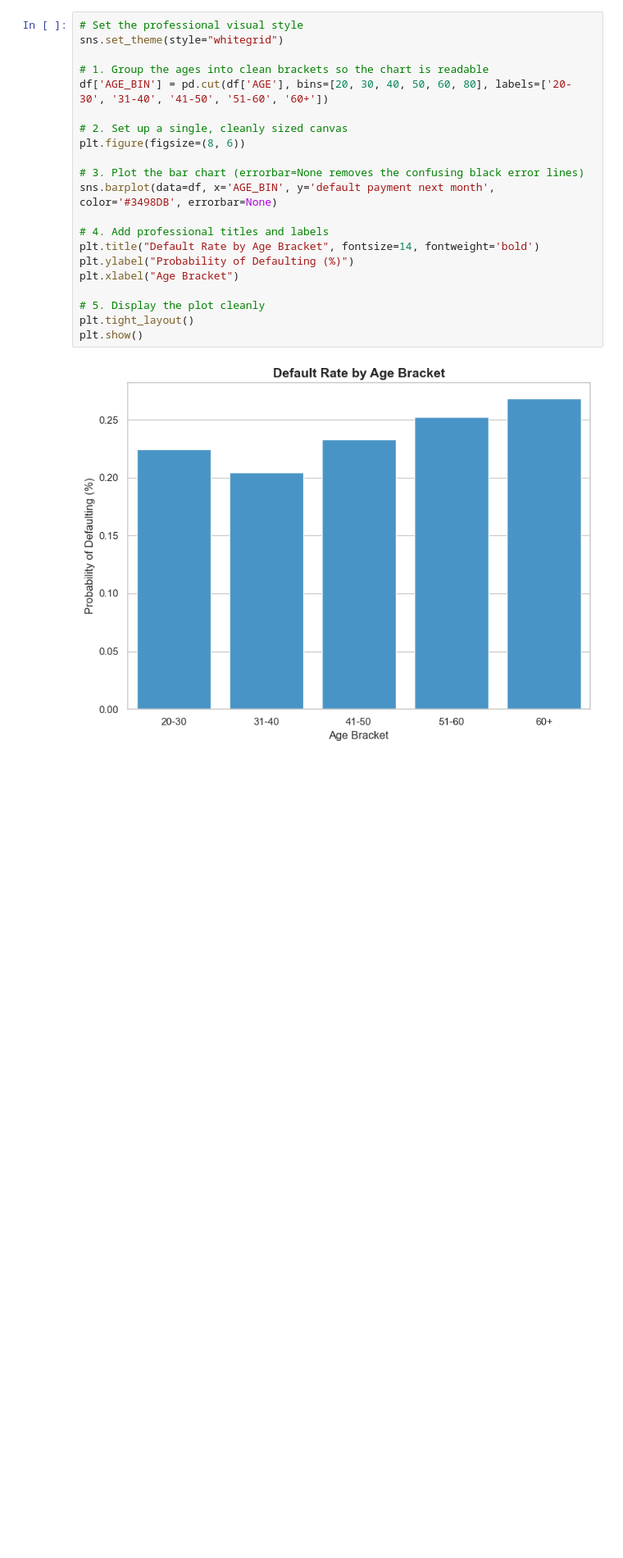
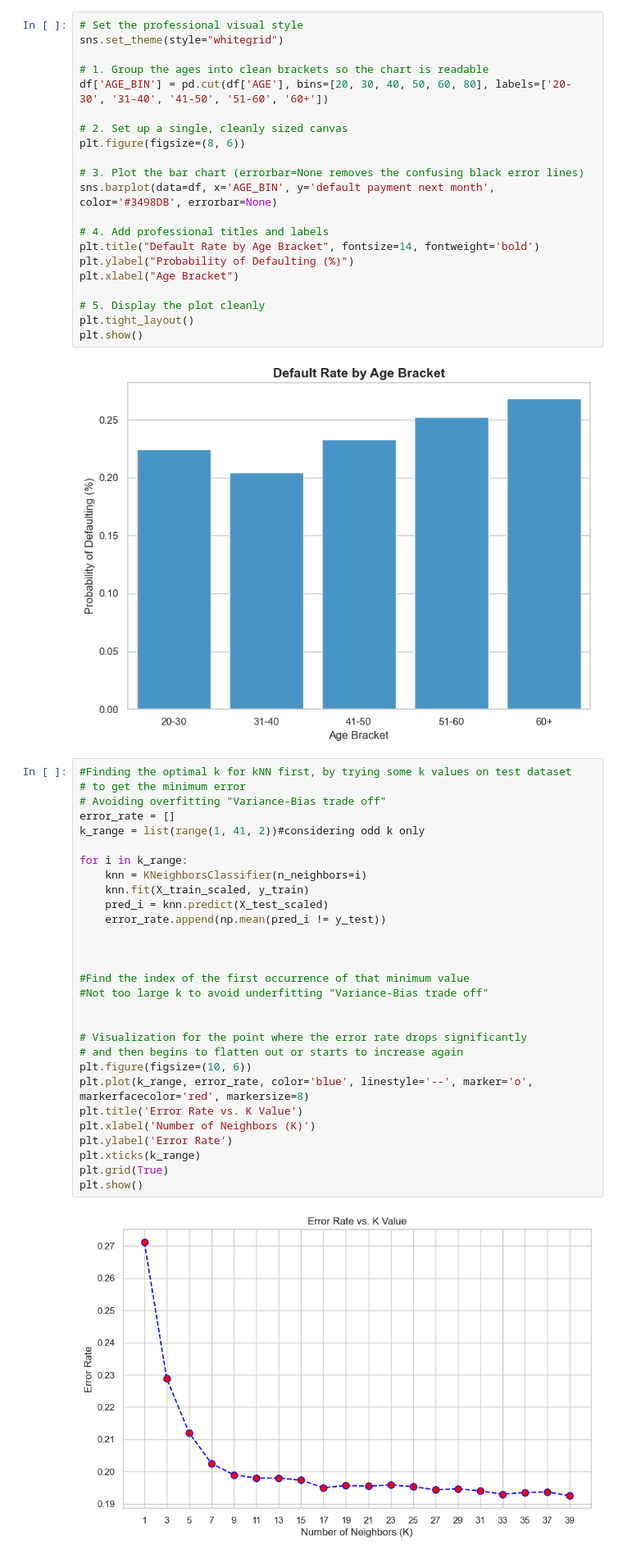
Before and after one commit to Malak23272/MLproject, a Jupyter notebook: defualtcreditcard (1).ipynb, the cells around one changed output. Shown at 82% size. Cells and saved outputs as stored; diff of their text form; blank space fills up the shorter version.

```diff
--- a/defualtcreditcard (1).ipynb
+++ b/defualtcreditcard (1).ipynb
@@ -325,3 +328,34 @@ plt.tight_layout()
 plt.show()
 # %% [output]
 [figure]
+# %%
+#Finding the optimal k for kNN first, by trying some k values on test dataset
+# to get the minimum error
+# Avoiding overfitting "Variance-Bias trade off"
+error_rate = []
+k_range = list(range(1, 41, 2))#considering odd k only
+
+for i in k_range:
+    knn = KNeighborsClassifier(n_neighbors=i)
+    knn.fit(X_train_scaled, y_train)
+    pred_i = knn.predict(X_test_scaled)
+    error_rate.append(np.mean(pred_i != y_test))
+
+
+
+#Find the index of the first occurrence of that minimum value
+#Not too large k to avoid underfitting "Variance-Bias trade off"
+
+
+# Visualization for the point where the error rate drops significantly
+# and then begins to flatten out or starts to increase again
+plt.figure(figsize=(10, 6))
+plt.plot(k_range, error_rate, color='blue', linestyle='--', marker='o', markerfacecolor='red', markersize=8)
+plt.title('Error Rate vs. K Value')
+plt.xlabel('Number of Neighbors (K)')
+plt.ylabel('Error Rate')
+plt.xticks(k_range)
+plt.grid(True)
+plt.show()
+# %% [output]
+[figure, added]
```
Also changed, not shown: parts of 8 cells of this notebook, 2 other files.
